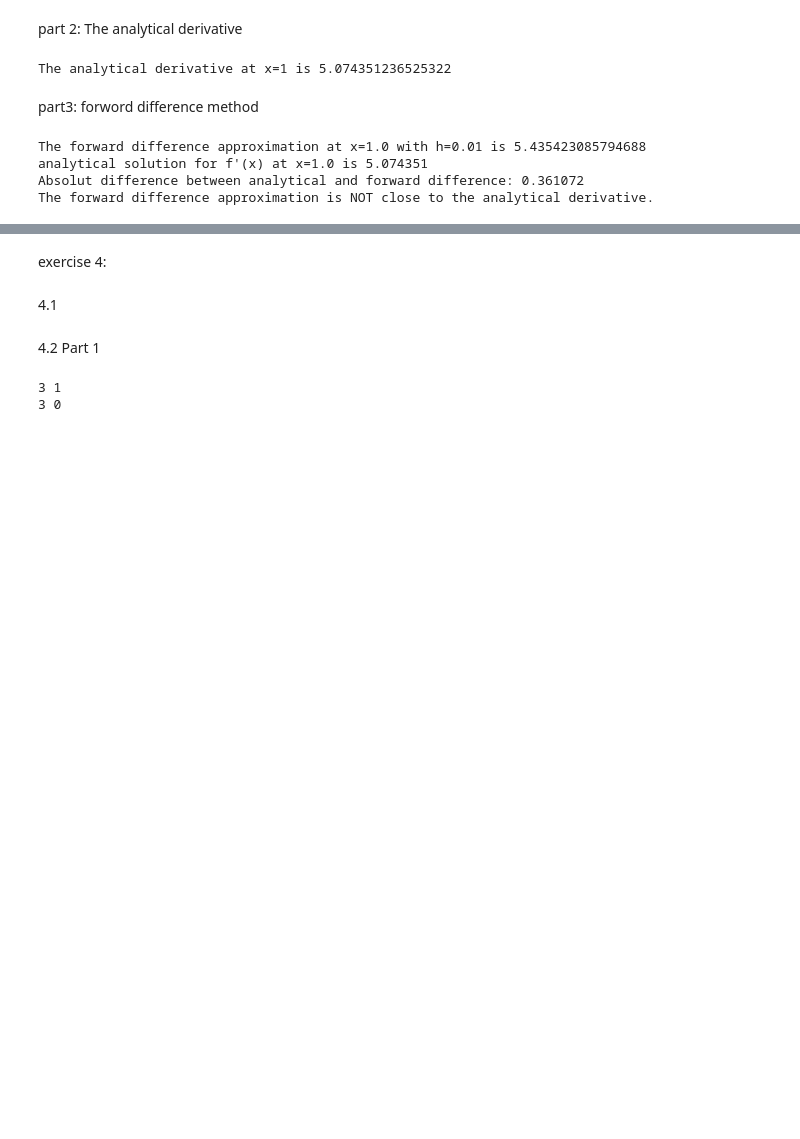
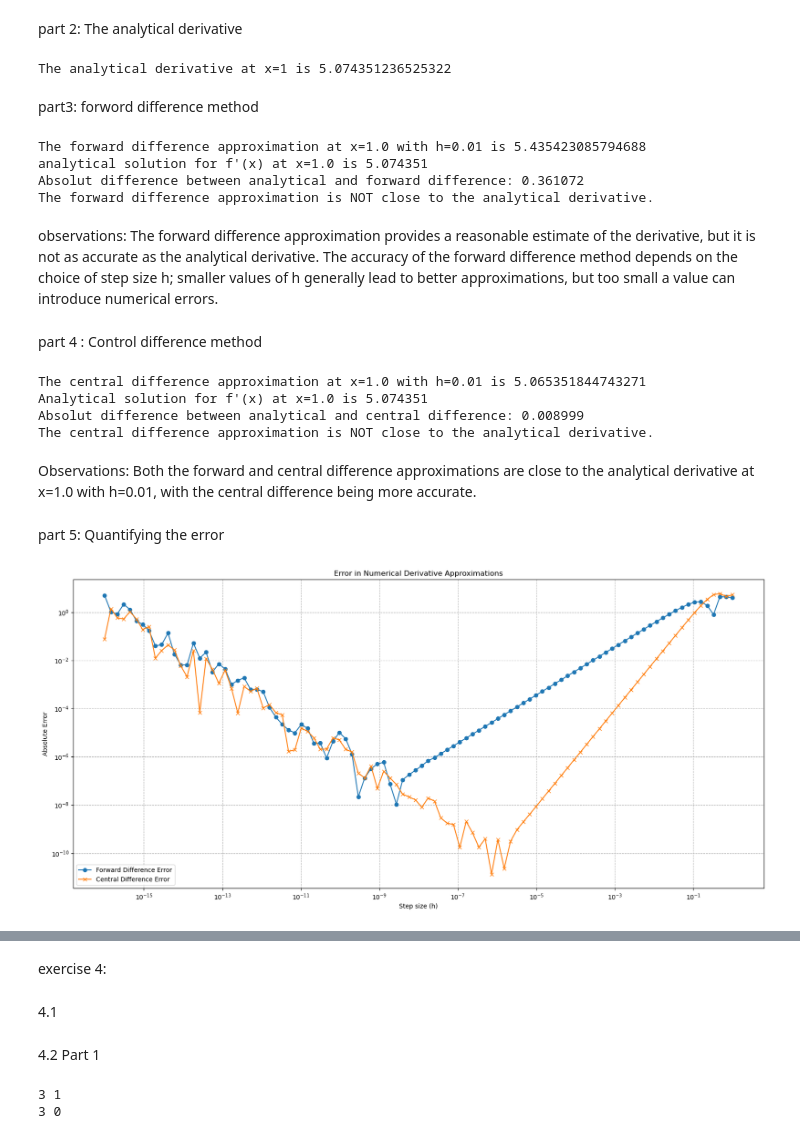
Before and after one commit to AmundRB/MOD300-Group-12, a Jupyter notebook: test01.ipynb, the cells around one changed output, grey strips where cells are left out. Saved outputs shown, nothing was run; the diff lists cells and outputs as text; code cells hidden in the pictures; blank space fills up the shorter version.

```diff
--- a/test01.ipynb
+++ b/test01.ipynb
@@ -351,3 +356,71 @@ The forward difference approximation at x=1.0 with h=0.01 is 5.435423085794688
 analytical solution for f'(x) at x=1.0 is 5.074351
 Absolut difference between analytical and forward difference: 0.361072
 The forward difference approximation is NOT close to the analytical derivative.
+# %% [markdown]
+
+observations:
+The forward difference approximation provides a reasonable estimate of the derivative, but it is not as accurate as the analytical derivative. The accuracy of the forward difference method depends on the choice of step size h; smaller values of h generally lead to better approximations, but too small a value can introduce numerical errors.
+# %% [markdown]
+part 4 : Control difference method
+# %%
+def central_difference(f, x, h, *args): #define the central difference function
+    return (f(x + h, *args) - f(x - h, *args)) / (2 * h) #central difference formula
+
+central_diff_estimate = central_difference(f, x_point, h_step, a_value, b_value) #calculate the central difference
+#print the result
+print(f"The central difference approximation at x={x_point} with h={h_step} is {central_diff_estimate} ")
+
+#compare with analytical derivative
+#renaming the variable for clarity
+print(f"Analytical solution for f'(x) at x={x_point} is {analytical_results:.6f}")
+print(f"Absolut difference between analytical and central difference: {abs(central_diff_estimate - analytical_results):.6f}")
+#check if the central difference is close to the analytical derivative
+#used 1e-3 insted of 1e-2 to make sure the result is more accurate
+
+if abs(central_diff_estimate - analytical_results) < 1e-3:
+    print("The central difference approximation is close to the analytical derivative.")
+else:
+    print("The central difference approximation is NOT close to the analytical derivative.")
+# %% [output]
+The central difference approximation at x=1.0 with h=0.01 is 5.065351844743271
+Analytical solution for f'(x) at x=1.0 is 5.074351
+Absolut difference between analytical and central difference: 0.008999
+The central difference approximation is NOT close to the analytical derivative.
+# %% [markdown]
+Observations:
+Both the forward and central difference approximations are close to the analytical derivative at x=1.0 with h=0.01, with the central difference being more accurate.
+# %% [markdown]
+part 5: Quantifying the error
+# %%
+#step size h_values = [1e-1, 1e-2, 1e-3, 1e-4, 1e-5, 1e-6, 1e-7, 1e-8, 1e-9, 1e-10]
+h_values = np.logspace(-16,0 , num=100) #generating 100 values between 10^-16 and 10^0
+#analytical derivative at the test point
+analytical_derivative = df(x_point, a=a_value, b=b_value)
+#initialize lists to store errors
+forward_errors = []
+central_errors = []
+
+for h in h_values: #loop over each step size
+    #compute the numerical derivatives
+    forward_approx = forward_difference(f, x_point, h, a_value, b_value)
+    central_approx = central_difference(f, x_point, h, a_value, b_value)
+    #compute the absolute errors
+    forward_error = abs(forward_approx - analytical_derivative)
+    central_error = abs(central_approx - analytical_derivative)
+    #store the errors
+    forward_errors.append(forward_error)
+    central_errors.append(central_error)
+
+#plotting the errors
+plt.figure(figsize=(20, 9))
+plt.loglog(h_values, forward_errors, label='Forward Difference Error', marker='o')
+plt.loglog(h_values, central_errors, label='Central Difference Error', marker='x')
+
+plt.title('Error in Numerical Derivative Approximations')
+plt.xlabel('Step size (h)')
+plt.ylabel('Absolute Error')
+plt.grid(True, which="both", ls="--")
+plt.legend()
+plt.show()
+# %% [output]
+[figure, added]
```
Also changed, not shown: parts of 3 cells of this notebook.
